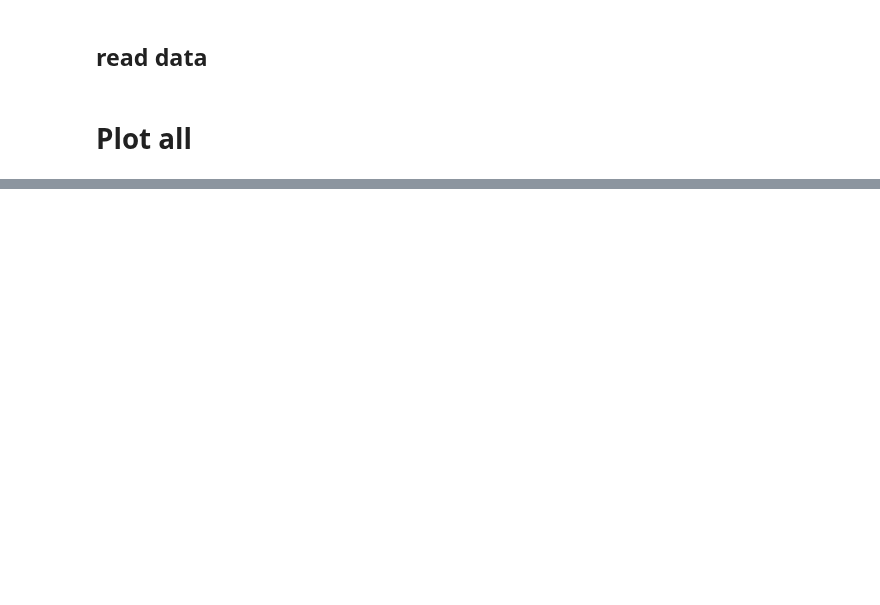
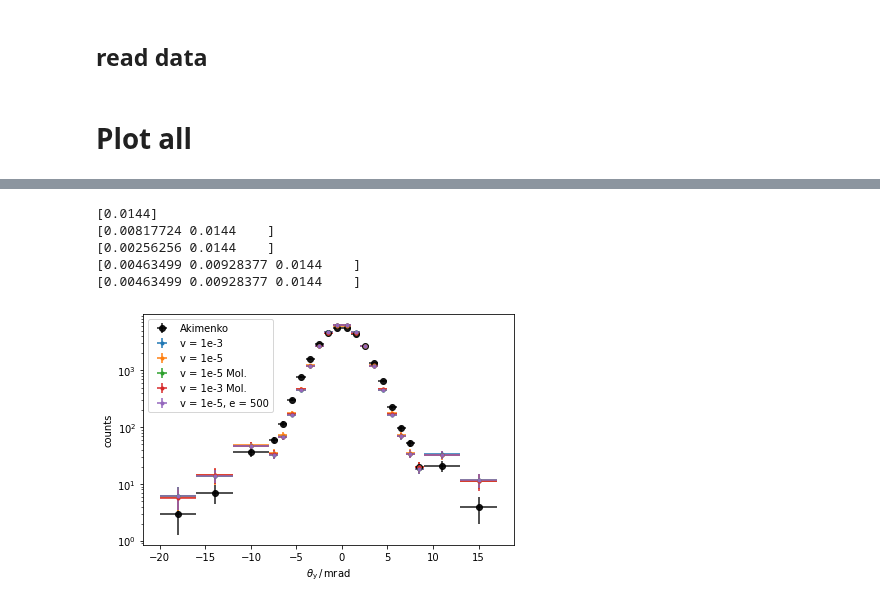
Before and after one commit to pascalgutjahr/muon-deflection-paper, a Jupyter notebook: deflection/akimenko.ipynb, the cells around one changed output, grey strips where cells are left out. Cells and saved outputs as stored; diff of their text form; code cells hidden in the pictures; blank space fills up the shorter version.

Commit message:
working on akimenko and attwood

```diff
--- a/deflection/akimenko.ipynb
+++ b/deflection/akimenko.ipynb
@@ -283,0 +225,27 @@ x Achse beachten! was ist mit total scattering angle theta in dunsch gemeint???
+# %%
+AKIMENKO = pd.read_csv('data/akimenko/Akimenko_true_data.txt', sep='\s+', names=['angle_low', 'angle_high', 'counts'], skiprows=1)
+# %%
+df_01 = pd.read_hdf('data/akimenko_7301MeV_copper/akimenko_run_01.hdf5') # v_cut = 1e-5
+df_02 = pd.read_hdf('data/akimenko_7301MeV_copper/akimenko_run_02.hdf5') # v_cut = 1e-5 only Moliere
+df_03 = pd.read_hdf('data/akimenko_7301MeV_copper/akimenko_run_03.hdf5') # v_cut = 1e-3
+df_04 = pd.read_hdf('data/akimenko_7301MeV_copper/akimenko_run_04.hdf5') # v_cut = 1e-3 only Moliere
+df_05 = pd.read_hdf('data/akimenko_7301MeV_copper/akimenko_run_04.hdf5') # v_cut = 0.05, e_cut = 500 MeV
+
+# distance should be 1.44 cm
+print(np.unique(df_01.distances))
+print(np.unique(df_02.distances))
+print(np.unique(df_03.distances))
+print(np.unique(df_04.distances))
+print(np.unique(df_05.distances))
+
+df_01 = df_01[df_01.distances == 0.0144]
+df_02 = df_02[df_02.distances == 0.0144]
+df_03 = df_03[df_03.distances == 0.0144]
+df_04 = df_04[df_04.distances == 0.0144]
+df_05 = df_05[df_05.distances == 0.0144]
+# %% [output]
+[0.0144]
+[0.00817724 0.0144    ]
+[0.00256256 0.0144    ]
+[0.00463499 0.00928377 0.0144    ]
+[0.00463499 0.00928377 0.0144    ]
@@ -283,0 +277,3 @@ x Achse beachten! was ist mit total scattering angle theta in dunsch gemeint???
+# %%
+bin_mids = [AKIMENKO.angle_low[i] - (AKIMENKO.angle_low[i] - AKIMENKO.angle_low[i+1])/2 for i in range(len(AKIMENKO)-1)]
+bin_mids.append(AKIMENKO.angle_low.values[-1] - (AKIMENKO.angle_low.values[-1] - AKIMENKO.angle_high.values[-1])/2)
@@ -283,0 +321,48 @@ x Achse beachten! was ist mit total scattering angle theta in dunsch gemeint???
+# %%
+# akimenko data
+plt.errorbar(bin_mids, AKIMENKO.counts, fmt='o', color='black', alpha=0.9, yerr=np.sqrt(AKIMENKO.counts), xerr=AKIMENKO.angle_low-bin_mids, label='Akimenko')
+
+# run 03
+plt.errorbar(bin_mids, hist_data_n_mean_03, fmt='.', yerr=hist_data_n_std_03, xerr=AKIMENKO.angle_low-bin_mids, label='v = 1e-3')
+# plt.errorbar(bin_mids, hist_data_n_median_03, fmt='.',
+#              yerr=[hist_data_n_median_03-np.quantile(hist_data_n_03, 0.159, axis=0), np.quantile(hist_data_n_03, 0.841, axis=0)-hist_data_n_median_03],
+#              xerr=AKIMENKO.angle_low-bin_mids,
+#             label='median+68%')
+
+# run 01
+plt.errorbar(bin_mids, hist_data_n_mean_01, fmt='.', yerr=hist_data_n_std_01, xerr=AKIMENKO.angle_low-bin_mids, label='v = 1e-5')
+# plt.errorbar(bin_mids, hist_data_n_median_01, fmt='.',
+#              yerr=[hist_data_n_median_01-np.quantile(hist_data_n_01, 0.159, axis=0), np.quantile(hist_data_n_01, 0.841, axis=0)-hist_data_n_median_01],
+#              xerr=AKIMENKO.angle_low-bin_mids,
+#             label='median+68%')
+
+# run 04
+plt.errorbar(bin_mids, hist_data_n_mean_04, fmt='.', yerr=hist_data_n_std_04, xerr=AKIMENKO.angle_low-bin_mids, label='v = 1e-5 Mol.')
+# plt.errorbar(bin_mids, hist_data_n_median_04, fmt='.',
+#              yerr=[hist_data_n_median_04-np.quantile(hist_data_n_04, 0.159, axis=0), np.quantile(hist_data_n_04, 0.841, axis=0)-hist_data_n_median_04],
+#              xerr=AKIMENKO.angle_low-bin_mids,
+#             label='median+68%')
+
+# run 02
+plt.errorbar(bin_mids, hist_data_n_mean_02, fmt='.', yerr=hist_data_n_std_02, xerr=AKIMENKO.angle_low-bin_mids, label='v = 1e-3 Mol.')
+# plt.errorbar(bin_mids, hist_data_n_median_02, fmt='.',
+#              yerr=[hist_data_n_median_02-np.quantile(hist_data_n_02, 0.159, axis=0), np.quantile(hist_data_n_02, 0.841, axis=0)-hist_data_n_median_02],
+#              xerr=AKIMENKO.angle_low-bin_mids,
+#             label='median+68%')
+
+# run 05
+plt.errorbar(bin_mids, hist_data_n_mean_05, fmt='.', yerr=hist_data_n_std_05, xerr=AKIMENKO.angle_low-bin_mids, label='v = 1e-5, e = 500')
+# plt.errorbar(bin_mids, hist_data_n_median_05, fmt='.',
+#              yerr=[hist_data_n_median_05-np.quantile(hist_data_n_05, 0.159, axis=0), np.quantile(hist_data_n_05, 0.841, axis=0)-hist_data_n_median_05],
+#              xerr=AKIMENKO.angle_low-bin_mids,
+#             label='median+68%')
+
+
+plt.yscale('log')
+plt.xlabel(r'$\theta_{\mathrm{y}}\,/\,$mrad')
+plt.ylabel('counts')
+plt.legend()
+plt.tight_layout()
+plt.savefig(plot_dir + 'akimenko_comparison_moliere_E7301MeV_final_multi_mean.pdf', bbox_inches='tight')
+# %% [output]
+[figure, added]
```
Also changed, not shown: parts of 13 cells of this notebook, 16 other files.
